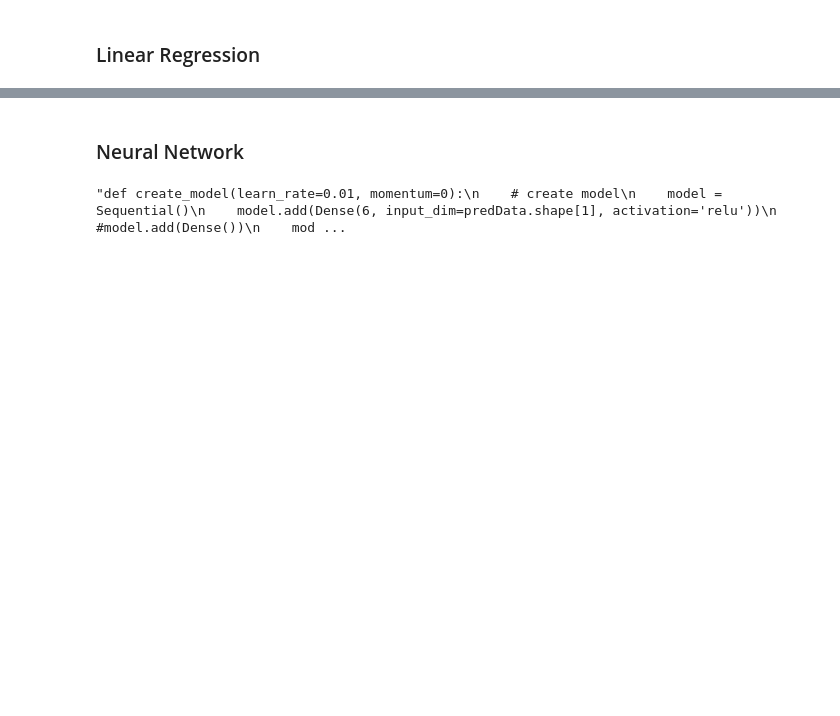
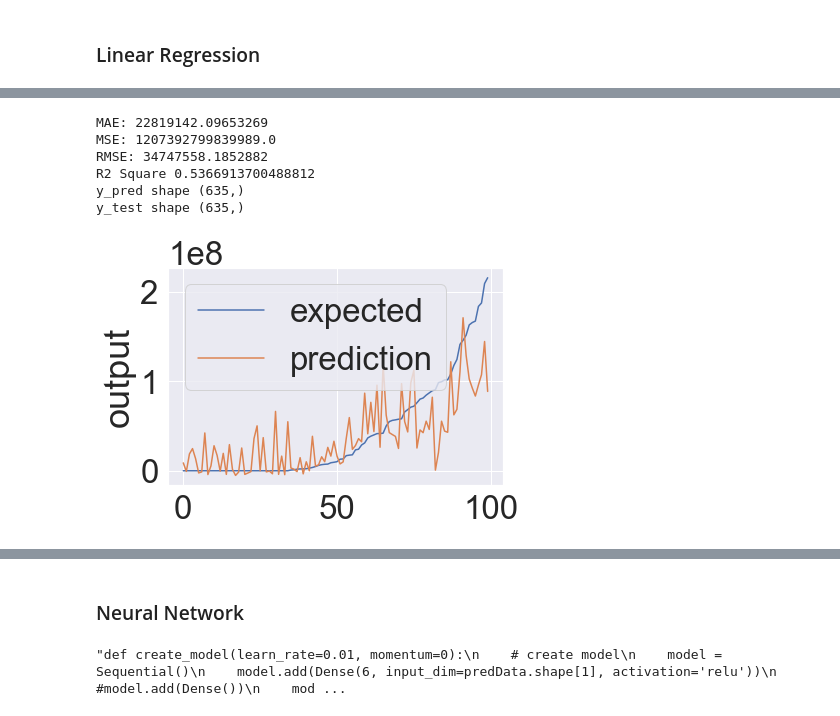
Before and after one commit to caotic300/TMDB-Dataset-Prediction-Analysis, a Jupyter notebook: TMDB Datasets Predictions.ipynb, the cells around one changed output, grey strips where cells are left out. Saved outputs shown, nothing was run; the diff lists cells and outputs as text; code cells hidden in the pictures; blank space fills up the shorter version.

```diff
--- a/TMDB Datasets Predictions.ipynb
+++ b/TMDB Datasets Predictions.ipynb
@@ -433,0 +458,17 @@ Choosing Linear regression model
+# %%
+model = LinearRegression()
+X_train_linreg = X_train.copy()
+y_train_linreg = y_train.copy()
+X_test_linreg = X_test.copy()
+y_test_linreg = y_test.copy()
+params = {'fit_intercept':[True, False], 'normalize':[True, False], 'copy_X':[True, False]}
+grid_search = GridSearchCV(model, param_grid=params, verbose=2, scoring='neg_mean_squared_error')
+grid_search.fit(X_train_linreg, y_train_linreg)
+
+best_params = grid_search.best_params_
+best_score = grid_search.best_score_
+print(best_params)
+print(best_score)
+
+y_pred = grid_search.predict(X_test_linreg)
+#print(reg.intercept_)
@@ -433,0 +496,44 @@ Choosing Linear regression model
+# %%
+from sklearn.metrics import r2_score
+from sklearn.metrics import mean_absolute_error
+from sklearn.metrics import mean_squared_error
+
+# prints the stats of the different regression models
+def print_regression_stats(y_test, y_pred):
+    mae = mean_absolute_error(y_test, y_pred)
+    mse = mean_squared_error(y_test, y_pred)
+    rmse = np.sqrt(mean_squared_error(y_test, y_pred))
+    r2_square =r2_score(y_test, y_pred)
+
+    print('MAE:', mae)
+    print('MSE:', mse)
+    print('RMSE:', rmse)
+    print('R2 Square', r2_square)
+
+    print('y_pred shape', y_pred.shape)
+    print('y_test shape', y_test.shape)
+
+print_regression_stats(y_test, y_pred)
+# %% [output]
+MAE: 22819142.09653269
+MSE: 1207392799839989.0
+RMSE: 34747558.1852882
+R2 Square 0.5366913700488812
+y_pred shape (635,)
+y_test shape (635,)
+# %%
+#plots the chart of the prediction vs expected values.
+def chart_regression(pred, y, sort=True):
+    t = pd.DataFrame({'pred': pred, 'y': y.flatten()})
+    if sort:
+        t.sort_values(by=['y'], inplace=True)
+    plt.plot(t['y'].tolist(), label='expected')
+    plt.plot(t['pred'].tolist(), label='prediction')
+    plt.ylabel('output')
+    plt.legend()
+    plt.show()
+
+
+chart_regression(y_pred[:100].flatten(), y_test_linreg[:100].flatten(), sort=True)
+# %% [output]
+[figure, added]
```
Also changed, not shown: parts of 38 cells of this notebook, 1 other file.
